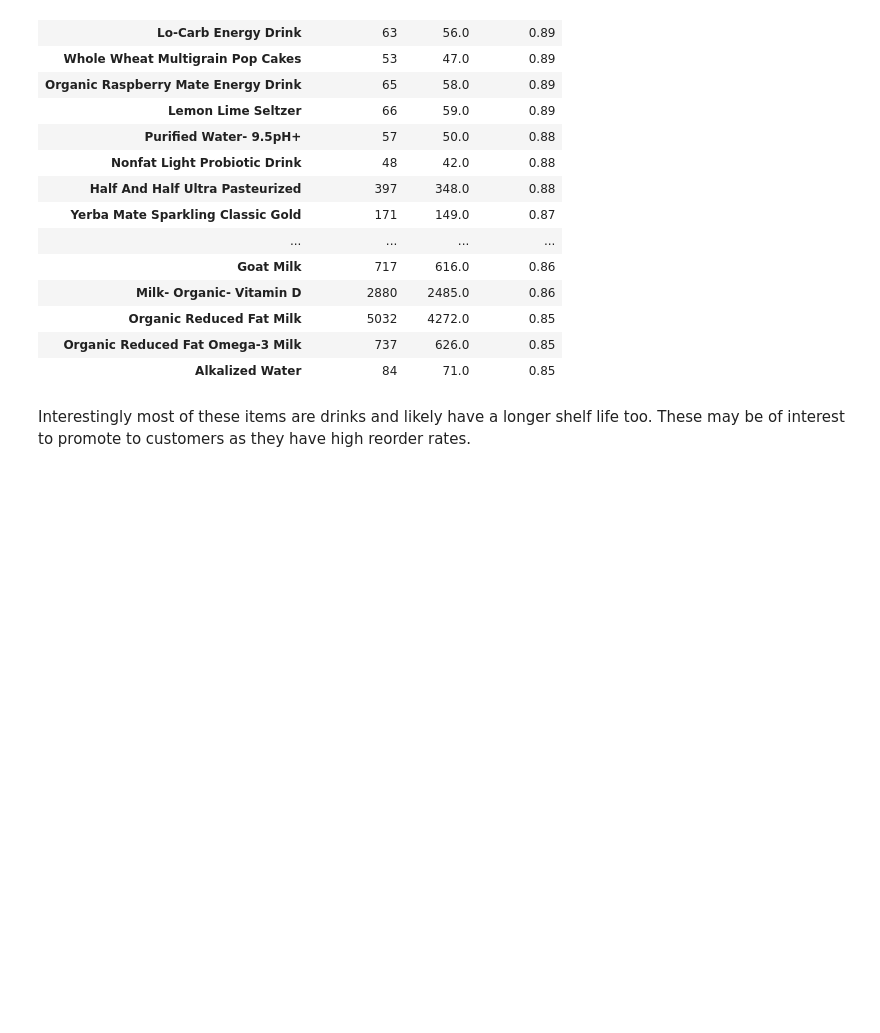
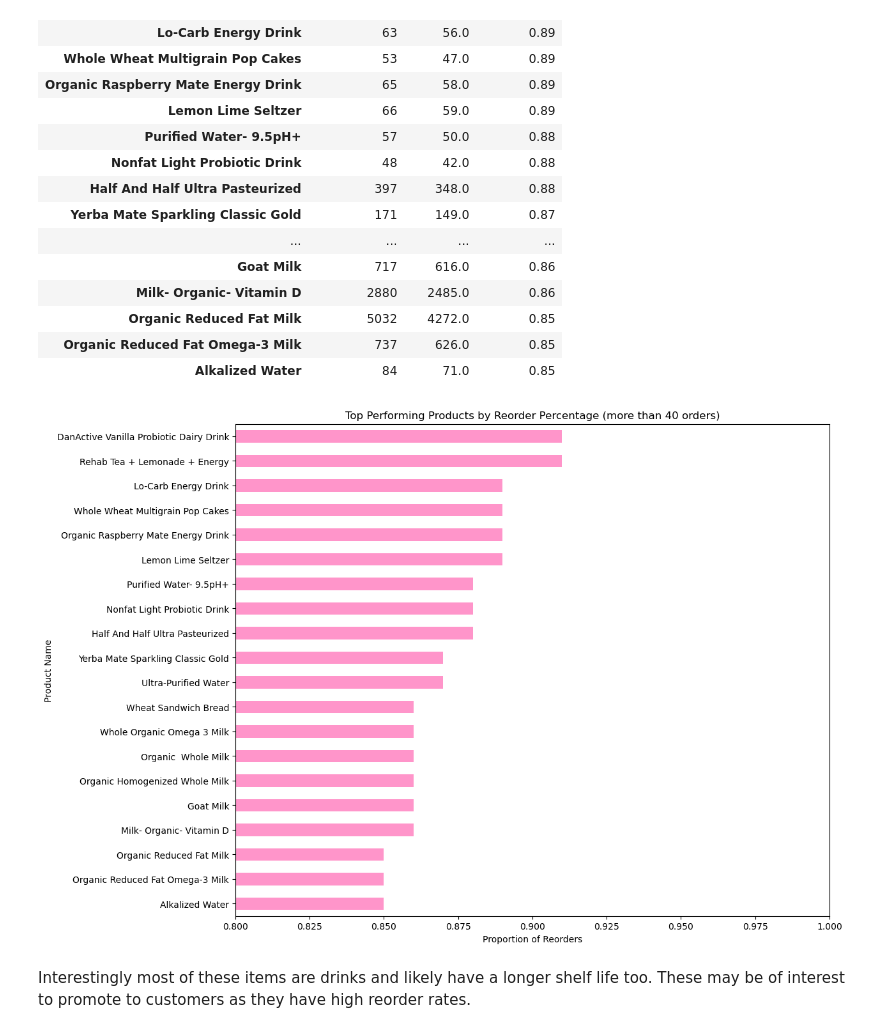
Before and after one commit to danp0kes/triple-ten-projects, a Jupyter notebook: instacart-eda/instacart.ipynb, the cells around one changed output. Saved outputs shown, nothing was run; the diff lists cells and outputs as text; code cells hidden in the pictures; blank space fills up the shorter version.

```diff
--- a/instacart-eda/instacart.ipynb
+++ b/instacart-eda/instacart.ipynb
@@ -750,6 +725,28 @@ most_reordered
 | Organic Reduced Fat Milk | 5032 | 4272.0 | 0.85 |
 | Organic Reduced Fat Omega-3 Milk | 737 | 626.0 | 0.85 |
 | Alkalized Water | 84 | 71.0 | 0.85 |
+# %%
+# reverse the order of the data
+most_reordered = most_reordered[::-1]
+
+# plot most_reordered horizontally
+most_reordered['proportion'].plot(kind='barh', title='Top Performing Products by Reorder Percentage (more than 40 orders)',
+                             figsize=[12,10], color='hotpink', alpha = 0.7)
+
+# cut off y axis at 0.9
+plt.xlim(0.8, 1)
+
+# add labels
+plt.xlabel('Proportion of Reorders')
+plt.ylabel('Product Name')
+
+# save plot
+plt.savefig('proportion_of_reorders.png')
+
+# show plot
+plt.show()
+# %% [output]
+[figure, added]
 # %% [markdown]
 Interestingly most of these items are drinks and likely have a longer shelf life too. These may be of interest to promote to customers as they have high reorder rates.
 # %% [markdown]
```
Also changed, not shown: parts of 4 cells of this notebook, 4 other files.
